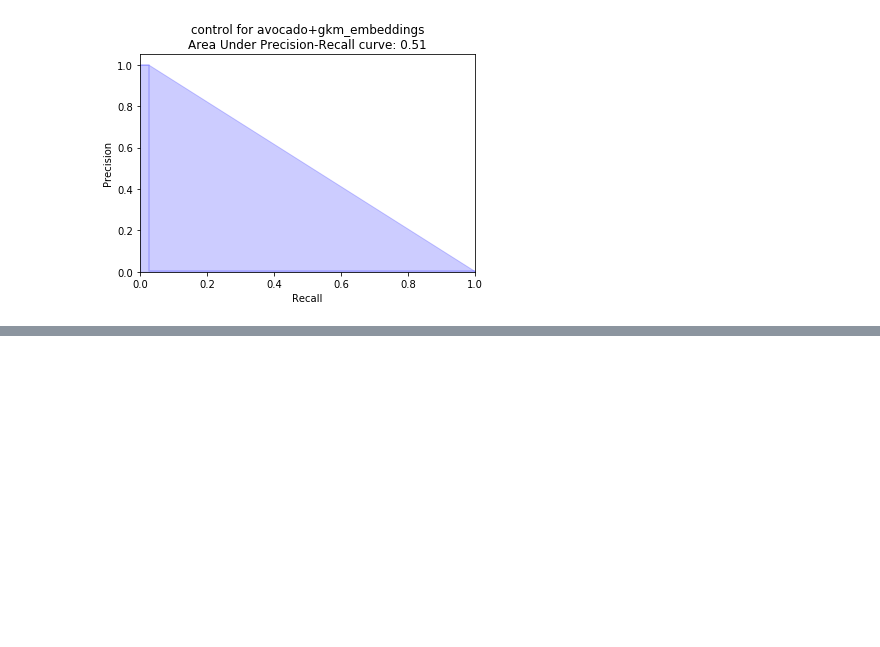
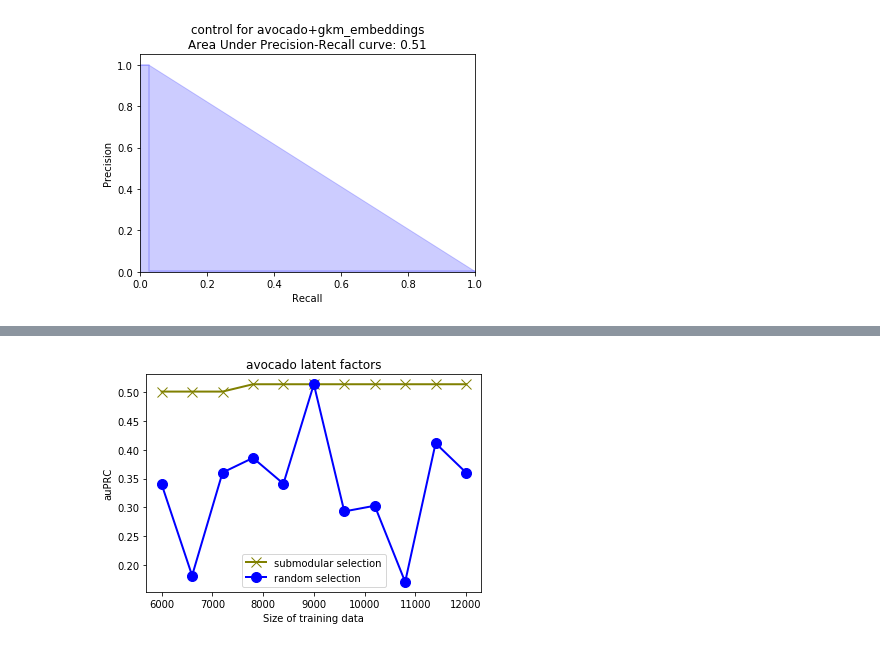
Before and after one commit to kundajelab/locusselect, a Jupyter notebook: grocap_test/adjust_histone.ipynb, the cells around one changed output, grey strips where cells are left out. Saved outputs shown, nothing was run; the diff lists cells and outputs as text; code cells hidden in the pictures; blank space fills up the shorter version.

```diff
--- a/grocap_test/adjust_histone.ipynb
+++ b/grocap_test/adjust_histone.ipynb
@@ -699,0 +849,4 @@ make_prediction(avocado_gkm_train_ctrl, avocado_gkm_test_data, "control for avoc
+# %%
+plot_lines(avocado_auprcs_selected, avocado_auprcs_random, avocado_train_sizes, "avocado latent factors")
+# %% [output]
+[figure, added]
```
Also changed, not shown: parts of 20 cells of this notebook.
